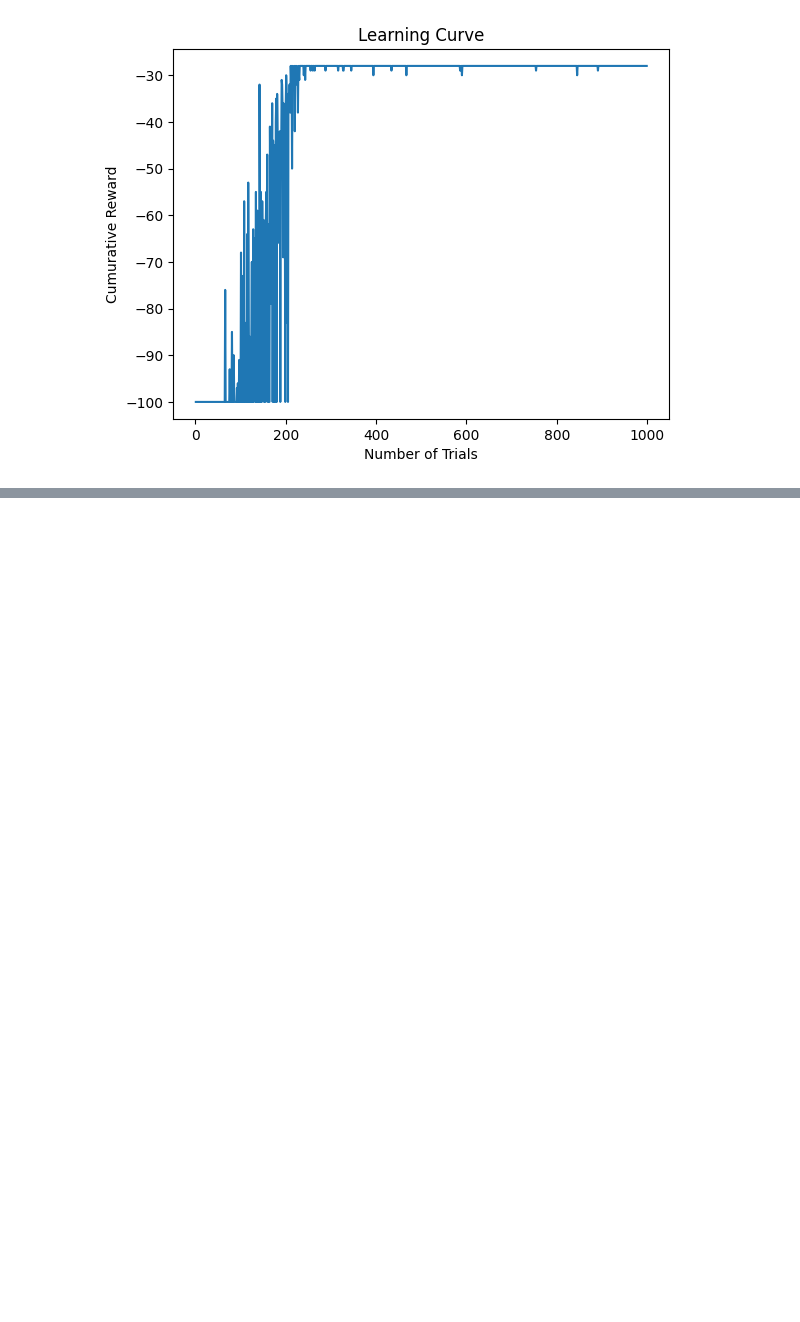
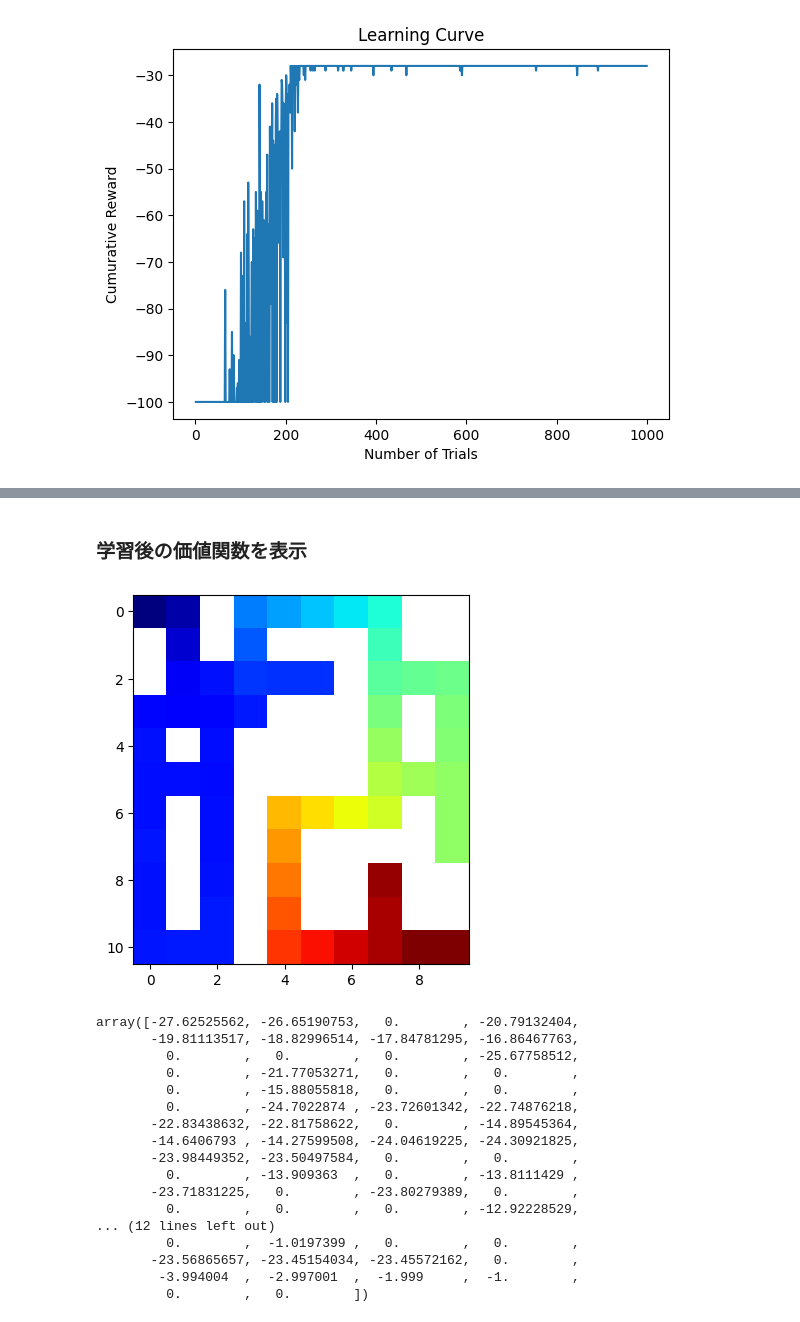
Before and after one commit to juniti-y/RLseminar, a Jupyter notebook: RLex02.ipynb, the cells around one changed output, grey strips where cells are left out. Saved outputs shown, nothing was run; the diff lists cells and outputs as text; code cells hidden in the pictures; blank space fills up the shorter version.

```diff
--- a/RLex02.ipynb
+++ b/RLex02.ipynb
@@ -611,0 +609,25 @@ trial =  1000  cum_rwd =  -28.0
+# %% [markdown]
+### 学習後の価値関数を表示
+# %%
+fig1 = plt.figure(1)
+env1.draw_value_info(fig1, agent1.Q)
+np.max(agent1.Q, axis =1)
+# %% [output]
+[figure, added]
+array([-27.62525562, -26.65190753,   0.        , -20.79132404,
+       -19.81113517, -18.82996514, -17.84781295, -16.86467763,
+         0.        ,   0.        ,   0.        , -25.67758512,
+         0.        , -21.77053271,   0.        ,   0.        ,
+         0.        , -15.88055818,   0.        ,   0.        ,
+         0.        , -24.7022874 , -23.72601342, -22.74876218,
+       -22.83438632, -22.81758622,   0.        , -14.89545364,
+       -14.6406793 , -14.27599508, -24.04619225, -24.30921825,
+       -23.98449352, -23.50497584,   0.        ,   0.        ,
+         0.        , -13.909363  ,   0.        , -13.8111429 ,
+       -23.71831225,   0.        , -23.80279389,   0.        ,
+         0.        ,   0.        ,   0.        , -12.92228529,
+... (12 lines left out)
+         0.        ,  -1.0197399 ,   0.        ,   0.        ,
+       -23.56865657, -23.45154034, -23.45572162,   0.        ,
+        -3.994004  ,  -2.997001  ,  -1.999     ,  -1.        ,
+         0.        ,   0.        ])
```
Also changed, not shown: parts of 5 cells of this notebook.
